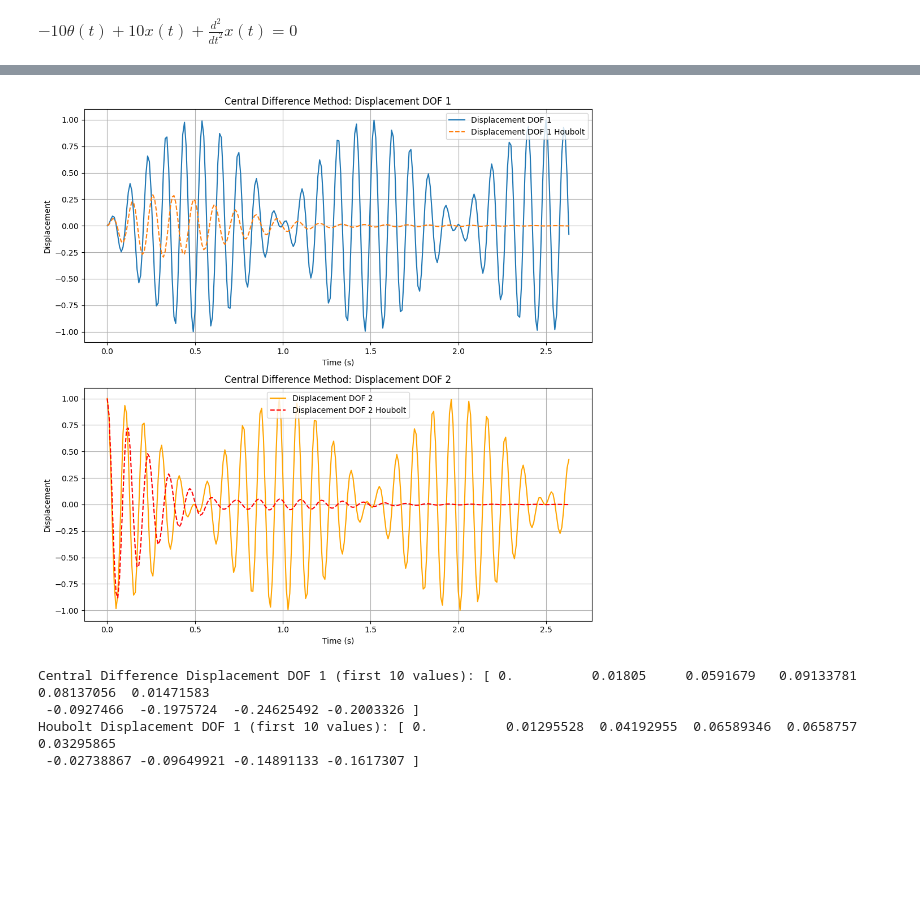
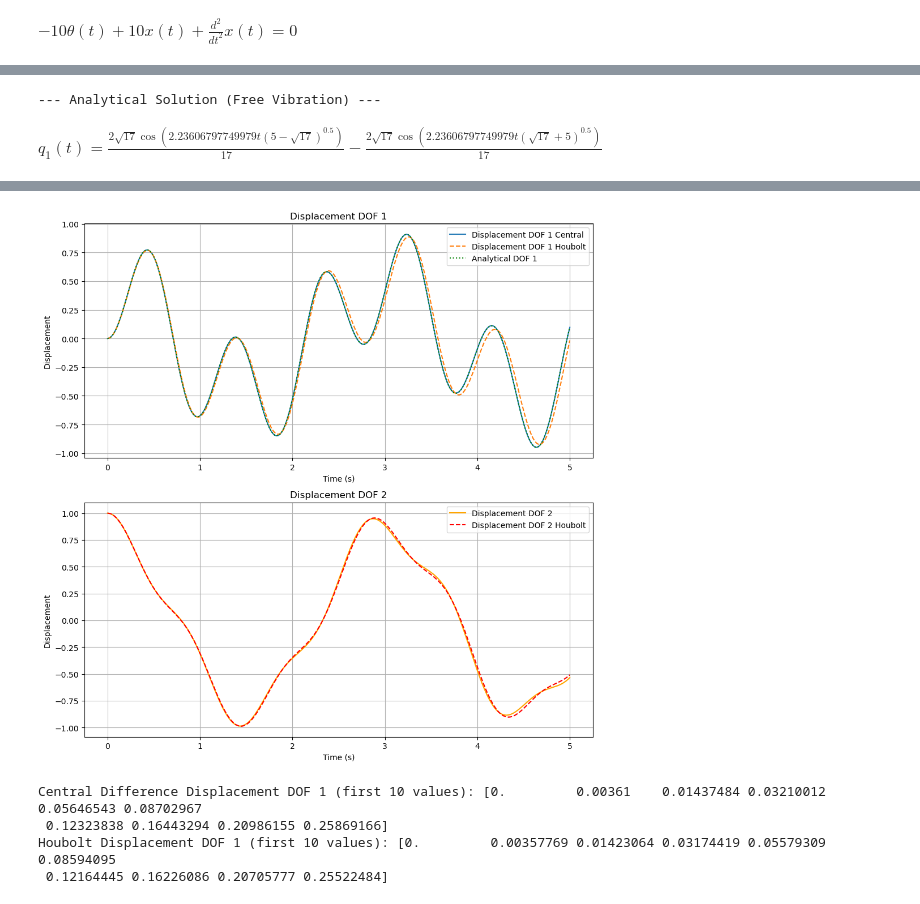
Before and after one commit to AndreCox/ENGR-492, a Jupyter notebook: eomsolver.ipynb, the cells around one changed output, grey strips where cells are left out. Saved outputs shown, nothing was run; the diff lists cells and outputs as text; code cells hidden in the pictures; blank space fills up the shorter version.

Commit message:
Analytical Solution calculations

```diff
--- a/eomsolver.ipynb
+++ b/eomsolver.ipynb
@@ -506,7 +590,7 @@ $\displaystyle 20 \theta{\left(t \right)} - 10 x{\left(t \right)} + \frac{\frac{
 Euler-Lagrange equation for x(t):
 $\displaystyle - 10 \theta{\left(t \right)} + 10 x{\left(t \right)} + \frac{d^{2}}{d t^{2}} x{\left(t \right)} = 0$
 # %%
-natural_frequencies(eq_system, [theta, x])
+M, K, omegas, modes = natural_frequencies(eq_system, [theta, x])
 # %% [output]
 Mass matrix M:
 $\displaystyle M = \left[\begin{matrix}\frac{1}{2} & 0\\0 & 1\end{matrix}\right]$
@@ -519,33 +602,34 @@ $\displaystyle \left( \left[\begin{matrix}\frac{1}{2} & 0\\0 & 1\end{matrix}\rig
 # %%
-M_matrix = np.array([[1, 0],
-                     [0, 1]])
-K_matrix = np.array([[1000, -100],
-                     [-100, 1000]])
+q_sol = solve_analytical(M, K, omegas, modes, [0, 1], [0, 0], t)
 
-u_central, v_central, a_central = central_difference(M_matrix, K_matrix, lambda t: np.array([0, 0]), [0, 1], [0, 0], 0.019, 5.0)
+dt = 0.019
+t_end = 5.0
+num_steps = int(t_end / dt) + 1
+t_vals = np.linspace(0, t_end, num_steps)
 
-u_houbolt, v_houbolt, a_houbolt = houbolt(M_matrix, K_matrix, lambda t: np.array([0, 0]), [0, 1], [0, 0], 0.019, 5.0)
+u_central, v_central, a_central = central_difference(M, K, lambda t: np.array([0, 0]), [0, 1], [0, 0], dt, t_end)
+u_houbolt, v_houbolt, a_houbolt = houbolt(M, K, lambda t: np.array([0, 0]), [0, 1], [0, 0], dt, t_end)
 
 plt.figure(figsize=(10,10))
 
 # DOF 1
 plt.subplot(2, 1, 1)
-plt.plot(np.arange(u_central.shape[1]) * 0.01, u_central[0, :], label='Displacement DOF 1')
-plt.plot(np.arange(u_houbolt.shape[1]) * 0.01, u_houbolt[0, :], label='Displacement DOF 1 Houbolt', linestyle='--')
-plt.title('Central Difference Method: Displacement DOF 1')
+plt.plot(t_vals, u_central[0, :], label='Displacement DOF 1 Central')
+plt.plot(t_vals, u_houbolt[0, :], label='Displacement DOF 1 Houbolt', linestyle='--')
+# Analytical solution for DOF 1
+q1_analytical = [float(q_sol[0].subs({t: tv})) for tv in t_vals]
+plt.plot(t_vals, q1_analytical, label='Analytical DOF 1', linestyle=':', color='green')
+plt.title('Displacement DOF 1')
 plt.xlabel('Time (s)')
 plt.ylabel('Displacement')
 plt.legend()
 plt.grid()
 
-
-
-
 # DOF 2
 plt.subplot(2, 1, 2)
-plt.plot(np.arange(u_central.shape[1]) * 0.01, u_central[1, :], label='Displacement DOF 2', color='orange')
-plt.plot(np.arange(u_houbolt.shape[1]) * 0.01, u_houbolt[1, :], label='Displacement DOF 2 Houbolt', linestyle='--', color='red')
-plt.title('Central Difference Method: Displacement DOF 2')
+plt.plot(t_vals, u_central[1, :], label='Displacement DOF 2', color='orange')
+plt.plot(t_vals, u_houbolt[1, :], label='Displacement DOF 2 Houbolt', linestyle='--', color='red')
+plt.title('Displacement DOF 2')
 plt.xlabel('Time (s)')
 plt.ylabel('Displacement')
 plt.legend()
@@ -558,3 +642,5 @@ plt.show()
 print("Central Difference Displacement DOF 1 (first 10 values):", u_central[0, :10])
 print("Houbolt Displacement DOF 1 (first 10 values):", u_houbolt[0, :10])
 # %% [output]
+--- Analytical Solution (Free Vibration) ---
+$\displaystyle q_1(t) = \frac{2 \sqrt{17} \cos{\left(2.23606797749979 t \left(5 - \sqrt{17}\right)^{0.5} \right)}}{17} - \frac{2 \sqrt{17} \cos{\left(2.23606797749979 t \left(\sqrt{17} + 5\right)^{0.5} \right)}}{17}$
@@ -561,5 +648,5 @@ print("Houbolt Displacement DOF 1 (first 10 values):", u_houbolt[0, :10])
-[figure, old version]
+[figure, new version]
-Central Difference Displacement DOF 1 (first 10 values): [ 0.          0.01805     0.0591679   0.09133781  0.08137056  0.01471583
- -0.0927466  -0.1975724  -0.24625492 -0.2003326 ]
-Houbolt Displacement DOF 1 (first 10 values): [ 0.          0.01295528  0.04192955  0.06589346  0.0658757   0.03295865
- -0.02738867 -0.09649921 -0.14891133 -0.1617307 ]
+Central Difference Displacement DOF 1 (first 10 values): [0.         0.00361    0.01437484 0.03210012 0.05646543 0.08702967
+ 0.12323838 0.16443294 0.20986155 0.25869166]
+Houbolt Displacement DOF 1 (first 10 values): [0.         0.00357769 0.01423064 0.03174419 0.05579309 0.08594095
+ 0.12164445 0.16226086 0.20705777 0.25522484]
```
Also changed, not shown: parts of 4 cells of this notebook.
